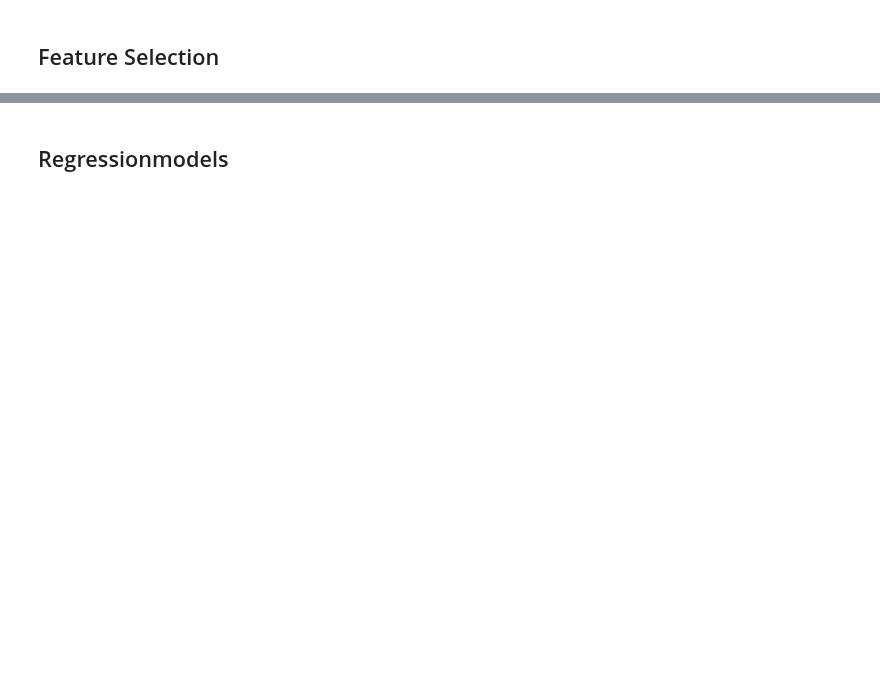
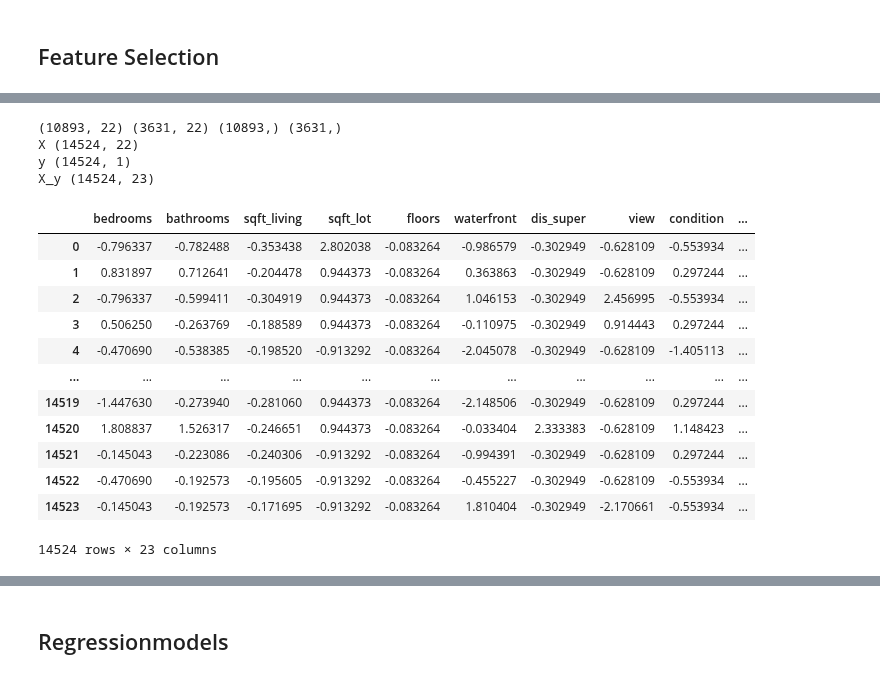
Before and after one commit to robring/advancedDatascience_CaseStudy, a Jupyter notebook: testing.ipynb, the cells around one changed output, grey strips where cells are left out. Saved outputs shown, nothing was run; the diff lists cells and outputs as text; code cells hidden in the pictures; blank space fills up the shorter version.

```diff
--- a/testing.ipynb
+++ b/testing.ipynb
@@ -302,0 +401,20 @@ NameError: name 'best_model_obj' is not defined
+# %%
+def train_test_to_df(X_train, X_test, y_train, y_test, columns):
+    X = np.append(X_train, X_test, axis=0)
+    columns.remove("price")
+    columns.append("price")
+    #print(X_train.shape)
+    print("X", X.shape)
+    try:
+        y = np.append(y_train, y_test.reshape(len(y_test), 1), axis=0)
+
+    except:
+        y = np.append(y_train, y_test, axis=0)
+        y = y.reshape(len(y), 1)
+
+    print("y", y.shape)
+    X_y = np.append(X, y, axis=1)
+    print("X_y", X_y.shape)
+    #features = df.columns.to_list()
+    df = pd.DataFrame(X_y, columns=columns)
+    return df
@@ -303,3 +430,31 @@ NameError: name 'best_model_obj' is not defined
+# %%
+#print(df.columns.to_list())
+X_train, X_test, y_train, y_test =  lassotest.get_data()
+
+columnsList = lassotest.get_features()
+#columnsList.remove("price")
+
+#columnsList.append("price")
+print(X_train.shape, X_test.shape,y_train.shape, y_test.shape)
+train_test_to_df(X_train, X_test, y_train, y_test, columnsList)
+# %% [output]
+(10893, 22) (3631, 22) (10893,) (3631,)
+X (14524, 22)
+y (14524, 1)
+X_y (14524, 23)
+|  | bedrooms | bathrooms | sqft_living | sqft_lot | floors | waterfront | dis_super | view | condition | ... |
+| 0 | -0.796337 | -0.782488 | -0.353438 | 2.802038 | -0.083264 | -0.986579 | -0.302949 | -0.628109 | -0.553934 | ... |
+| 1 | 0.831897 | 0.712641 | -0.204478 | 0.944373 | -0.083264 | 0.363863 | -0.302949 | -0.628109 | 0.297244 | ... |
+| 2 | -0.796337 | -0.599411 | -0.304919 | 0.944373 | -0.083264 | 1.046153 | -0.302949 | 2.456995 | -0.553934 | ... |
+| 3 | 0.506250 | -0.263769 | -0.188589 | 0.944373 | -0.083264 | -0.110975 | -0.302949 | 0.914443 | 0.297244 | ... |
+| 4 | -0.470690 | -0.538385 | -0.198520 | -0.913292 | -0.083264 | -2.045078 | -0.302949 | -0.628109 | -1.405113 | ... |
+| ... | ... | ... | ... | ... | ... | ... | ... | ... | ... | ... |
+| 14519 | -1.447630 | -0.273940 | -0.281060 | 0.944373 | -0.083264 | -2.148506 | -0.302949 | -0.628109 | 0.297244 | ... |
+| 14520 | 1.808837 | 1.526317 | -0.246651 | 0.944373 | -0.083264 | -0.033404 | 2.333383 | -0.628109 | 1.148423 | ... |
+| 14521 | -0.145043 | -0.223086 | -0.240306 | -0.913292 | -0.083264 | -0.994391 | -0.302949 | -0.628109 | 0.297244 | ... |
+| 14522 | -0.470690 | -0.192573 | -0.195605 | -0.913292 | -0.083264 | -0.455227 | -0.302949 | -0.628109 | -0.553934 | ... |
+| 14523 | -0.145043 | -0.192573 | -0.171695 | -0.913292 | -0.083264 | 1.810404 | -0.302949 | -2.170661 | -0.553934 | ... |
+14524 rows × 23 columns
 # %%
 rel = ['bedrooms', 'bathrooms', 'sqft_living',
        'sqft_lot', 'floors', 'waterfront', 'dis_super', 'view', 'condition',
```
Also changed, not shown: parts of 17 cells of this notebook, 1 other file.
